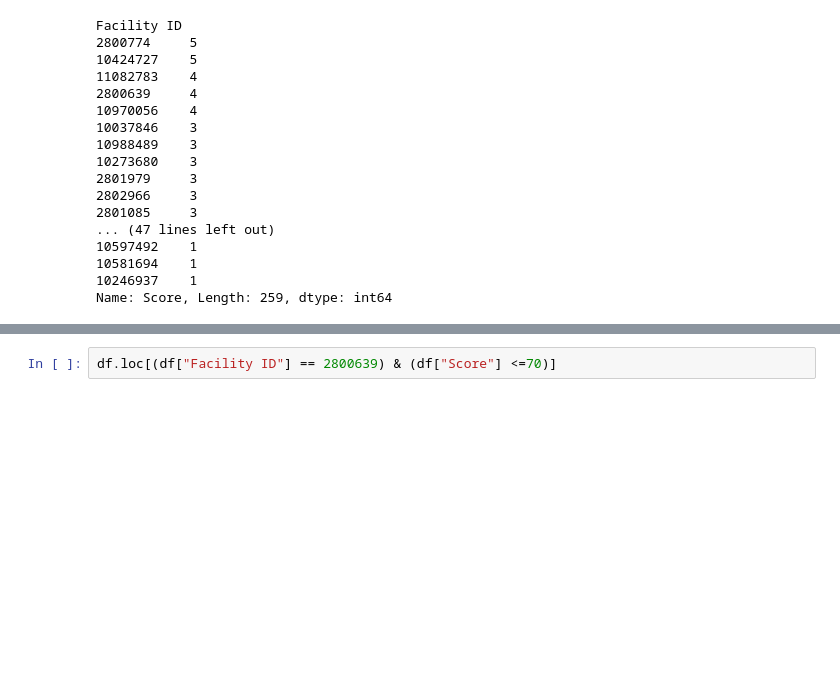
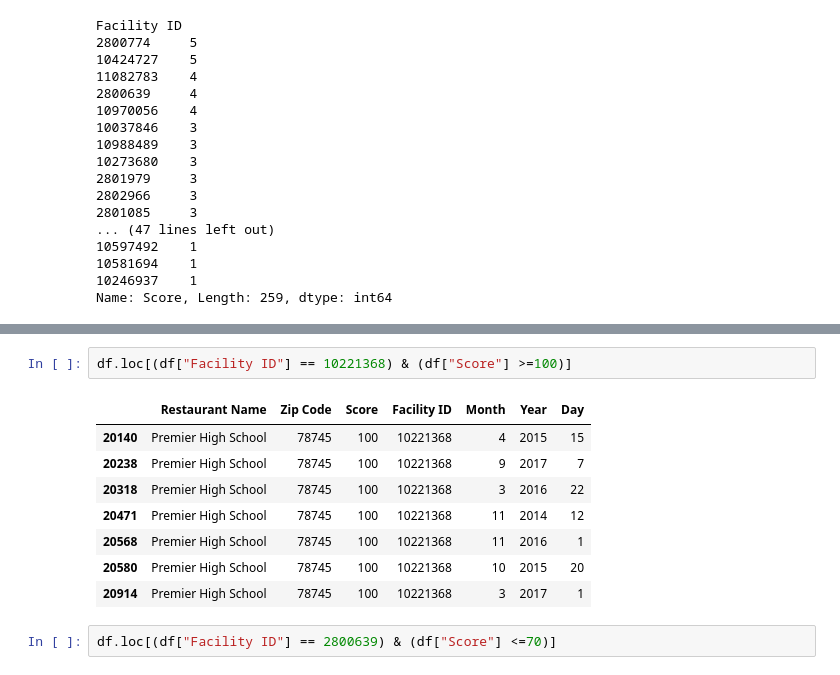
Before and after one commit to rmorelli75/GA_Capstone, a Jupyter notebook: Capstone Pt. 4 Regression.ipynb, the cells around one changed output, grey strips where cells are left out. Drawn from its saved outputs; the diff is of its cells as text; blank space fills up the shorter version.

```diff
--- a/Capstone Pt. 4 Regression.ipynb
+++ b/Capstone Pt. 4 Regression.ipynb
@@ -410,3 +510,14 @@ Name: Score, Length: 259, dtype: int64
+# %%
+df.loc[(df["Facility ID"] == 10221368) & (df["Score"] >=100)]
+# %% [output]
+|  | Restaurant Name | Zip Code | Score | Facility ID | Month | Year | Day |
+| 20140 | Premier High School | 78745 | 100 | 10221368 | 4 | 2015 | 15 |
+| 20238 | Premier High School | 78745 | 100 | 10221368 | 9 | 2017 | 7 |
+| 20318 | Premier High School | 78745 | 100 | 10221368 | 3 | 2016 | 22 |
+| 20471 | Premier High School | 78745 | 100 | 10221368 | 11 | 2014 | 12 |
+| 20568 | Premier High School | 78745 | 100 | 10221368 | 11 | 2016 | 1 |
+| 20580 | Premier High School | 78745 | 100 | 10221368 | 10 | 2015 | 20 |
+| 20914 | Premier High School | 78745 | 100 | 10221368 | 3 | 2017 | 1 |
 # %%
 df.loc[(df["Facility ID"] == 2800639) & (df["Score"] <=70)]
 # %% [output]
```
Also changed, not shown: parts of 77 cells of this notebook, 1 other file.
